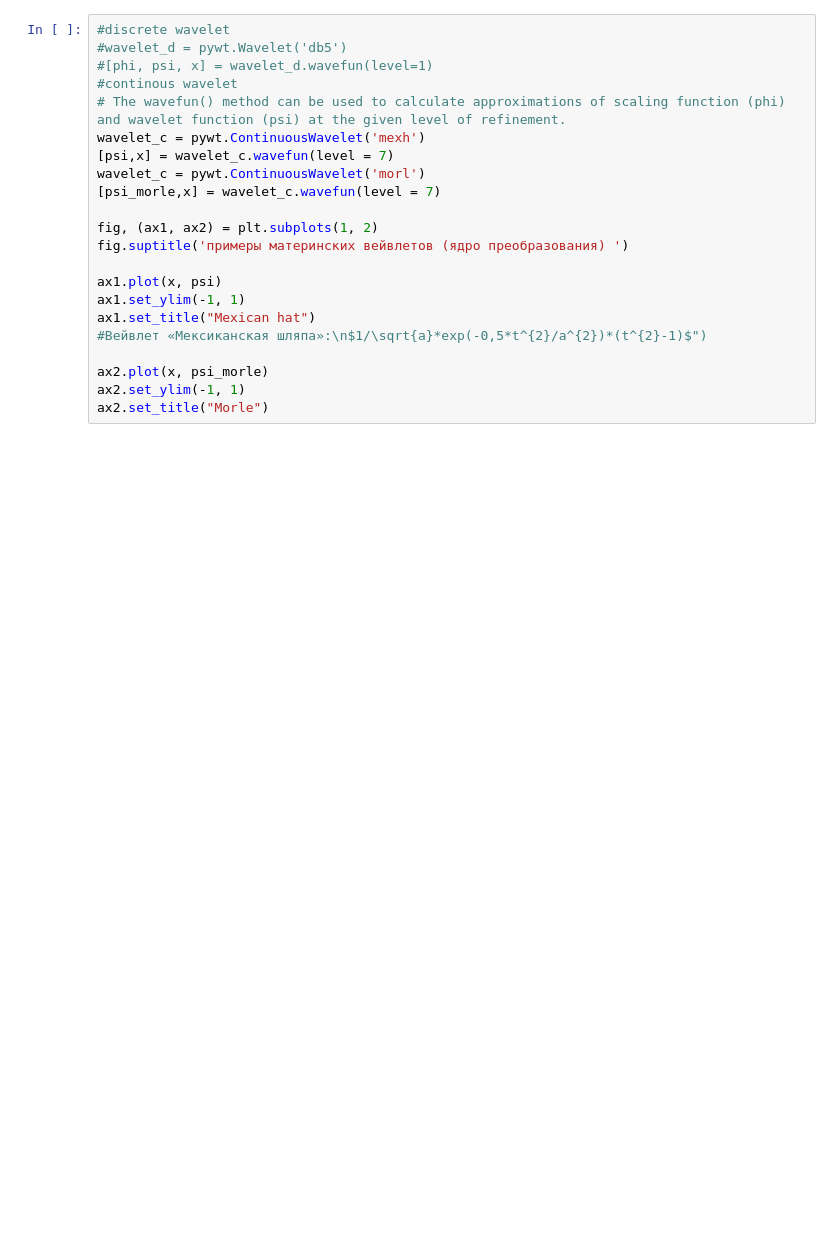
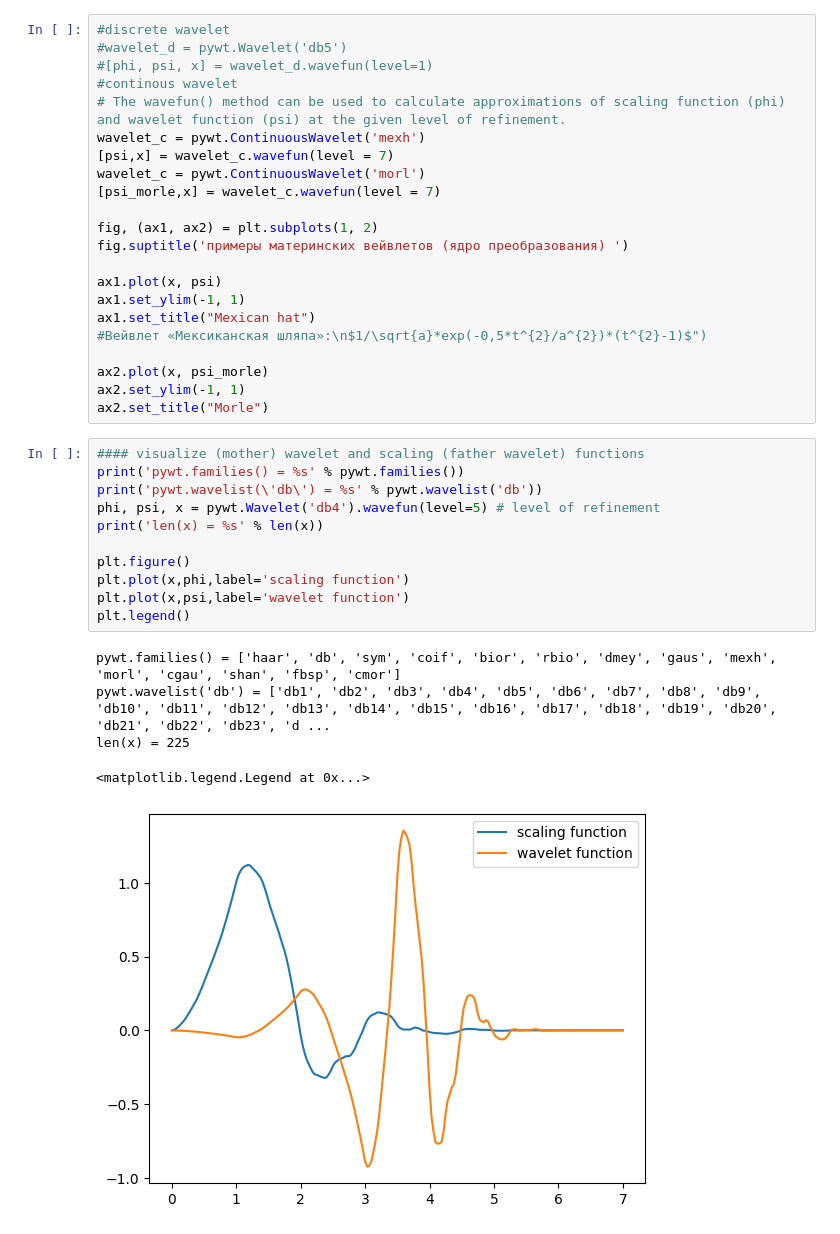
Before and after one commit to TAUforPython/wavelets, a Jupyter notebook: wavelets_cwt_+_dwt_example.ipynb, the cells around one changed output. Saved outputs shown, nothing was run; the diff lists cells and outputs as text; blank space fills up the shorter version.

```diff
--- a/wavelets_cwt_+_dwt_example.ipynb
+++ b/wavelets_cwt_+_dwt_example.ipynb
@@ -270,3 +328,20 @@ ax1.set_title("Mexican hat")
 ax2.plot(x, psi_morle)
 ax2.set_ylim(-1, 1)
 ax2.set_title("Morle")
+# %%
+#### visualize (mother) wavelet and scaling (father wavelet) functions
+print('pywt.families() = %s' % pywt.families())
+print('pywt.wavelist(\'db\') = %s' % pywt.wavelist('db'))
+phi, psi, x = pywt.Wavelet('db4').wavefun(level=5) # level of refinement
+print('len(x) = %s' % len(x))
+
+plt.figure()
+plt.plot(x,phi,label='scaling function')
+plt.plot(x,psi,label='wavelet function')
+plt.legend()
+# %% [output]
+pywt.families() = ['haar', 'db', 'sym', 'coif', 'bior', 'rbio', 'dmey', 'gaus', 'mexh', 'morl', 'cgau', 'shan', 'fbsp', 'cmor']
+pywt.wavelist('db') = ['db1', 'db2', 'db3', 'db4', 'db5', 'db6', 'db7', 'db8', 'db9', 'db10', 'db11', 'db12', 'db13', 'db14', 'db15', 'db16', 'db17', 'db18', 'db19', 'db20', 'db21', 'db22', 'db23', 'd ...
+len(x) = 225
+<matplotlib.legend.Legend at 0x...>
+[figure, added]
```
Also changed, not shown: parts of 5 cells of this notebook.
